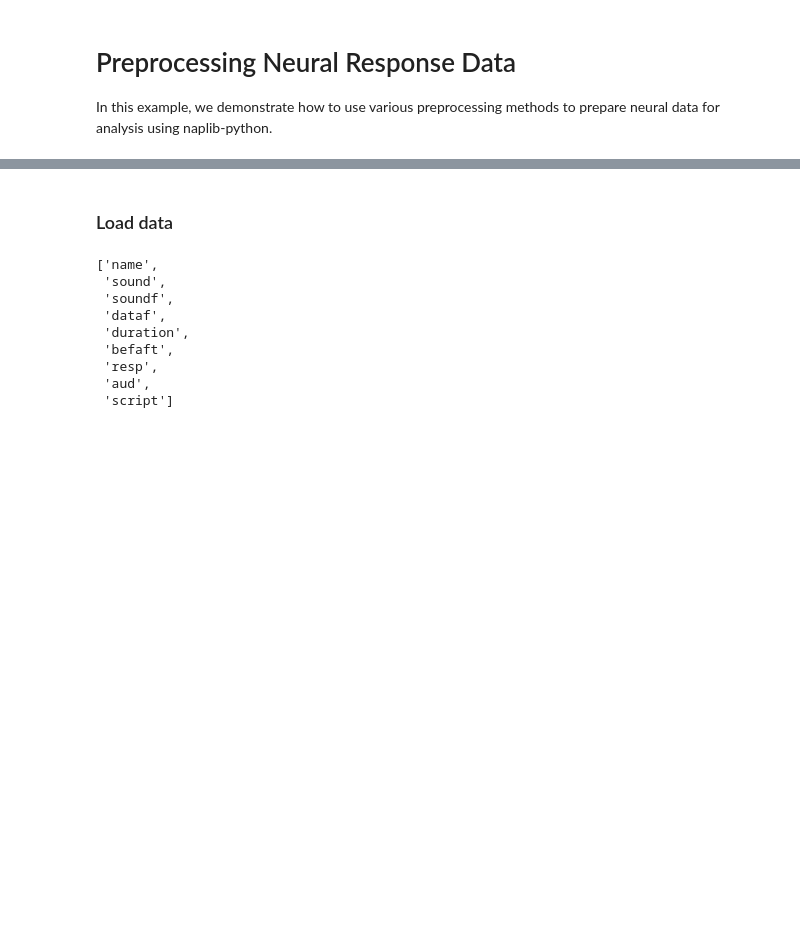
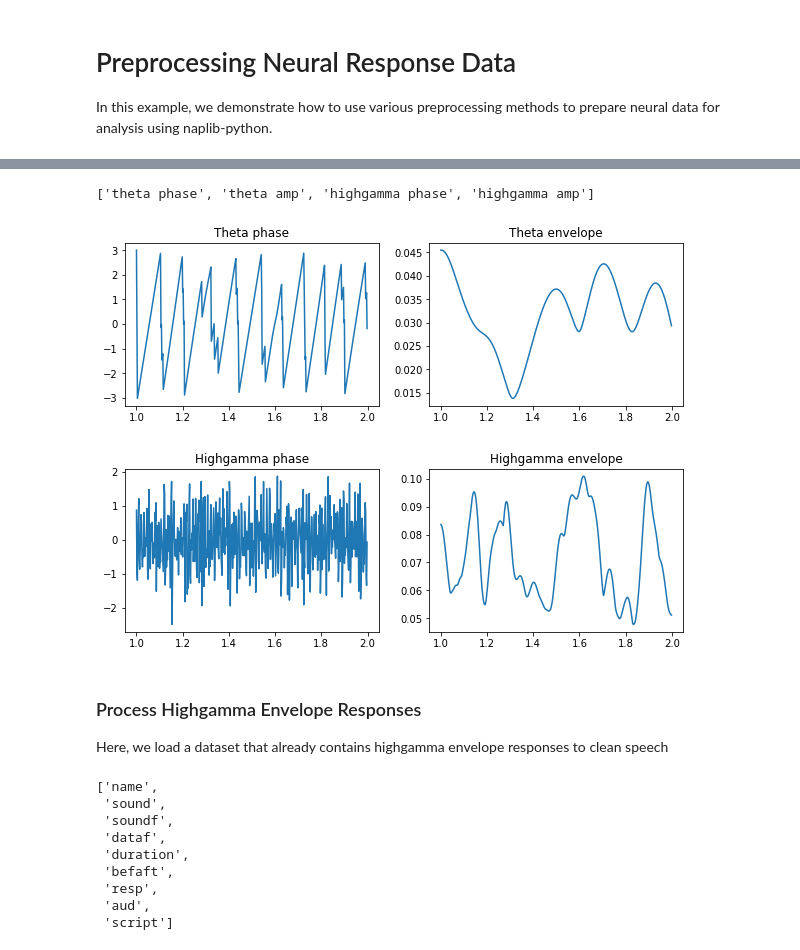
Before and after one commit to naplab/naplib-python, a Jupyter notebook: docs/examples/preprocessing_examples.ipynb, the cells around one changed output, grey strips where cells are left out. Drawn from its saved outputs; the diff is of its cells as text; code cells hidden in the pictures; blank space fills up the shorter version.

Commit message:
filter hilbert and tests (#86)
* filter hilbert and tests

* examples in docstrings

* add filter hilbert to example notebook

* more tests

* add line noise filter to examples

```diff
--- a/docs/examples/preprocessing_examples.ipynb
+++ b/docs/examples/preprocessing_examples.ipynb
@@ -11,0 +16,8 @@ from naplib.stats import responsive_ttest
+# %%
+# Since we don't have raw iEEG responses to load, we generate random data to simulate the first step.
+num_trials = 5
+x = [np.random.rand(10000, 6) for _ in range(num_trials)] # 5 trials, each with 10000 samples and 6 channels
+fs = [500 for _ in range(num_trials)]
+
+data = nl.Data({'resp': x, 'dataf': fs})
+len(data)
@@ -11,0 +26,14 @@ from naplib.stats import responsive_ttest
+# %%
+# First, we want to remove the line noise in our data
+# It doesn't really matter here since our data is randomly generated,
+# but we should always do this in practice
+
+line_noise_freq = 60
+
+data['resp'] = filter_line_noise(data, f=line_noise_freq)
+# %%
+# Now, we extract theta and highgamma frequency bands (both their phase and envelope/amplitude)
+freq_bands = [[8, 12], [70, 150]]
+bandnames = ['theta', 'highgamma']
+phase_amp = phase_amplitude_extract(data, Wn=freq_bands, bandnames=bandnames)
+phase_amp
@@ -12,5 +47,32 @@ from naplib.stats import responsive_ttest
+# %%
+# the output is a Data object with a phase and amplitude field for each frequency band
+phase_amp.fields
+# %% [output]
+['theta phase', 'theta amp', 'highgamma phase', 'highgamma amp']
+# %%
+# plot the phase and amplitude for the one second for a single electrode
+
+t = np.arange(0, 10000/500, 1/500)
+fig, axes = plt.subplots(1,2,figsize=(10,3))
+axes[0].plot(t[500:1000], phase_amp[0]['theta phase'][500:1000,0])
+axes[1].plot(t[500:1000], phase_amp[0]['theta amp'][500:1000,0])
+axes[0].set_title('Theta phase')
+axes[1].set_title('Theta envelope')
+plt.show()
+
+fig, axes = plt.subplots(1,2,figsize=(10,3))
+axes[0].plot(t[500:1000], phase_amp[0]['highgamma phase'][500:1000,0])
+axes[1].plot(t[500:1000], phase_amp[0]['highgamma amp'][500:1000,0])
+axes[0].set_title('Highgamma phase')
+axes[1].set_title('Highgamma envelope')
+plt.show()
+# %% [output]
+[figure, added]
+[figure, added]
 # %% [markdown]
-### Load data
+### Process Highgamma Envelope Responses
+
+Here, we load a dataset that already contains highgamma envelope responses to clean speech
 # %%
 data = nl.io.load_speech_task_data()
 data.fields
```
Also changed, not shown: parts of 5 cells of this notebook, 6 other files.
